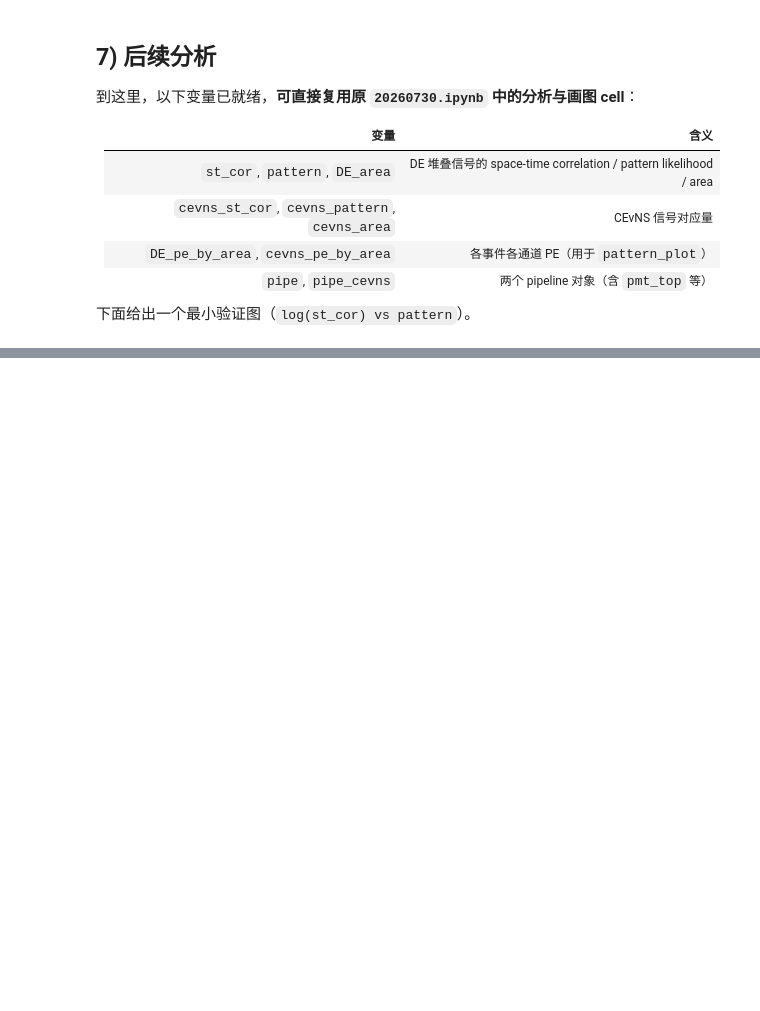
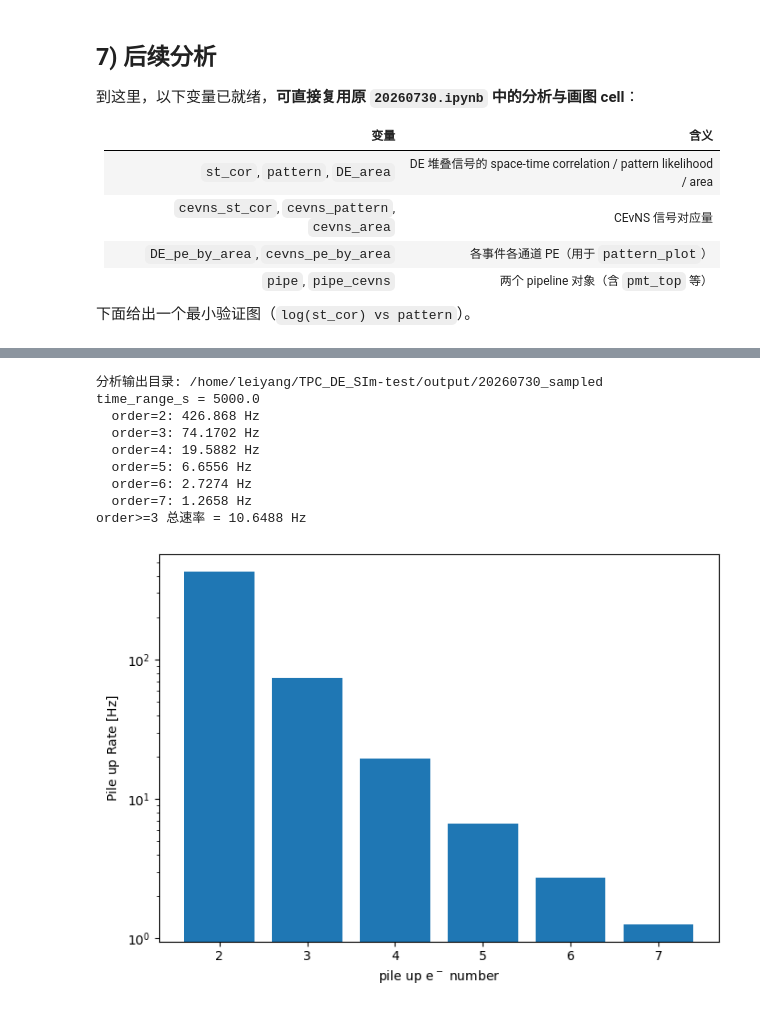
Before and after one commit to Leiy2003/TPC_DE_SIm_test, a Jupyter notebook: notebooks/20260730_sampled.ipynb, the cells around one changed output, grey strips where cells are left out. Saved outputs shown, nothing was run; the diff lists cells and outputs as text; code cells hidden in the pictures; blank space fills up the shorter version.

```diff
--- a/notebooks/20260730_sampled.ipynb
+++ b/notebooks/20260730_sampled.ipynb
@@ -47,9 +50,9 @@ print("relics_de_sim imported")
 # ============================================================
 # 1) 抽样参数设置（按需修改）
 # ============================================================
-SIM_TIME   = 10000.0   # 模拟总时长 [s]
+SIM_TIME   = 5000   # 模拟总时长 [s]
 MUON_RATE  = 6.0       # muon 事件率 [Hz]  -> muon 目标数 = SIM_TIME * MUON_RATE
-GAMMA_RATE = 1.0       # gamma 事件率 [Hz] -> gamma 目标数 = SIM_TIME * GAMMA_RATE
+GAMMA_RATE = 10.0       # gamma 事件率 [Hz] -> gamma 目标数 = SIM_TIME * GAMMA_RATE
 
 N_MUON_FILES  = 1      # 抽样样本：muon_events 文件个数
 N_GAMMA_FILES = 6      # 抽样样本：gamma_events 文件个数
@@ -340,0 +438,36 @@ for i in range(min(3, len(DE_area))):
+# %%
+# ============================================================
+# 9.1 DE pile-up multiplicity 速率
+# ============================================================
+ANALYSIS_DIR = MERGED_INPUT.parent
+ANALYSIS_DIR.mkdir(parents=True, exist_ok=True)
+print("分析输出目录:", ANALYSIS_DIR)
+
+event_rate = np.array(
+    [len(coef) for coef in pipe.pile_up_pattern_coef]
+) / pipe.time_range_s
+
+print("time_range_s =", pipe.time_range_s)
+for order, rate in zip(pipe.pile_up_orders, event_rate):
+    print(f"  order={order}: {rate:.6g} Hz")
+print("order>=3 总速率 =", np.sum(event_rate[3:]), "Hz")
+
+fig = plt.figure(figsize=(7, 5))
+plt.yscale("log")
+plt.bar(pipe.pile_up_orders, event_rate)
+plt.ylabel(r"$\mathrm{Pile\ up\ Rate\ [Hz]}$")
+plt.xlabel(r"$\mathrm{pile\ up\ e^-\ number}$")
+plt.tight_layout()
+#plt.savefig(ANALYSIS_DIR / "Pile_up_Rate.png", dpi=150)
+plt.show()
+# %% [output]
+分析输出目录: /home/leiyang/TPC_DE_SIm-test/output/20260730_sampled
+time_range_s = 5000.0
+  order=2: 426.868 Hz
+  order=3: 74.1702 Hz
+  order=4: 19.5882 Hz
+  order=5: 6.6556 Hz
+  order=6: 2.7274 Hz
+  order=7: 1.2658 Hz
+order>=3 总速率 = 10.6488 Hz
+[figure, added]
```
Also changed, not shown: parts of 32 cells of this notebook, 3 other files.
